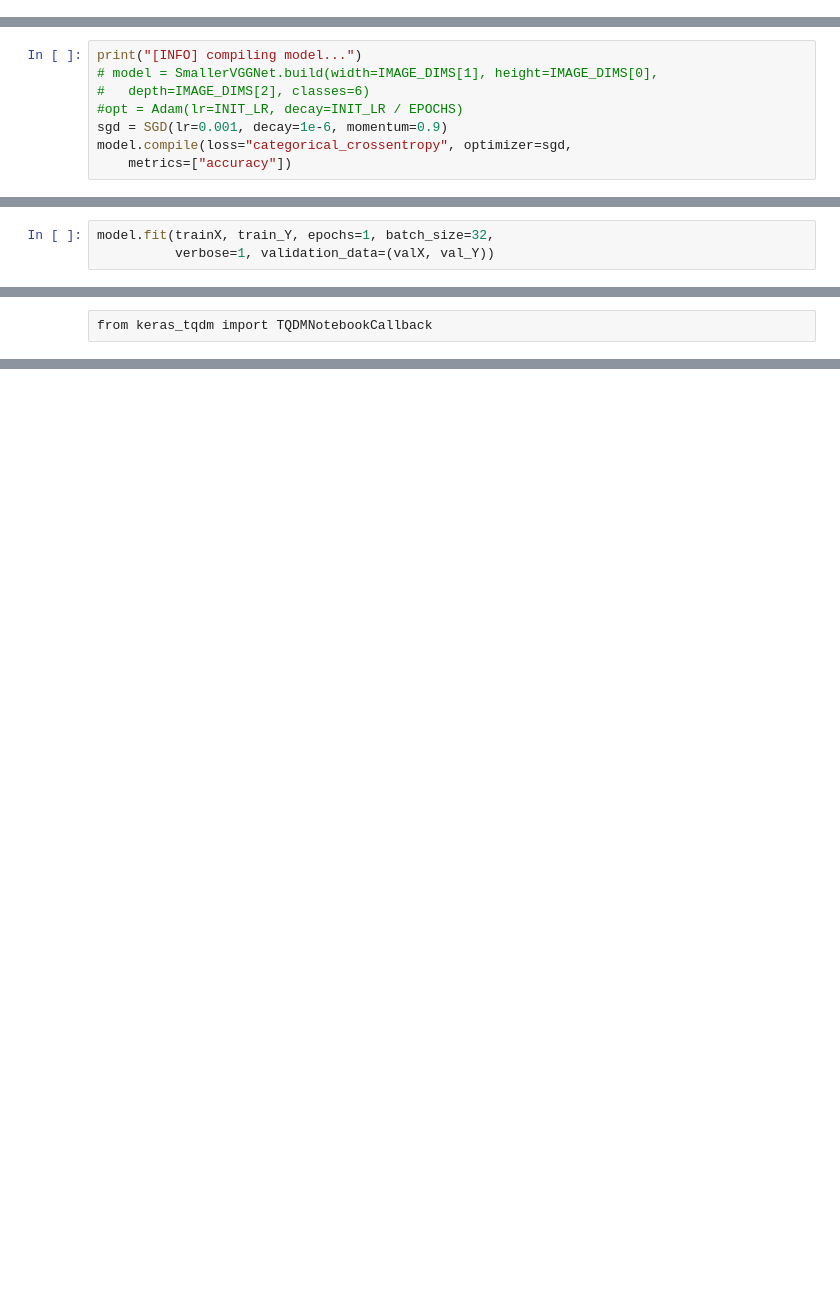
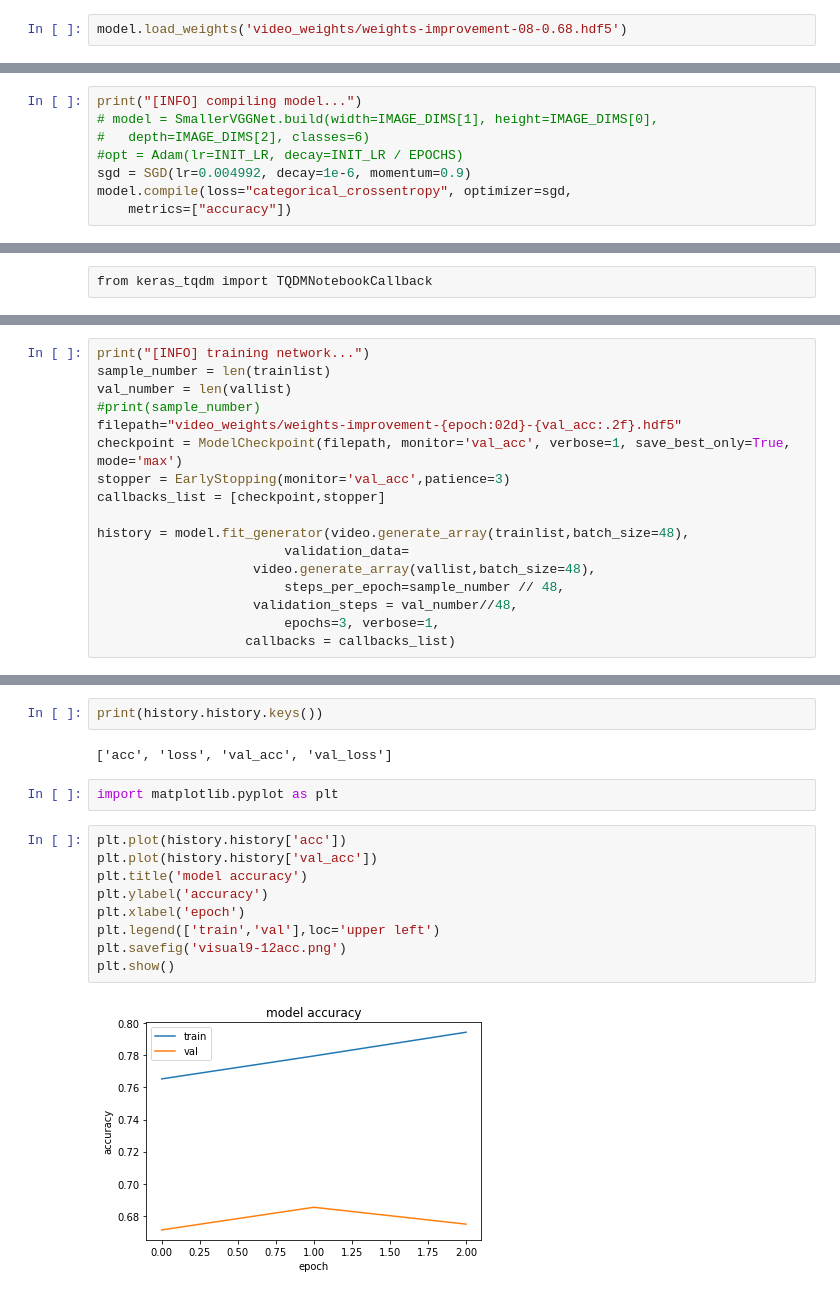
Before and after one commit to wbz5087/audio-visual-speech-recognition, a Jupyter notebook: train_flow_modified.ipynb, the cells around one changed output, grey strips where cells are left out. Cells and saved outputs as stored; diff of their text form; blank space fills up the shorter version.

```diff
--- a/train_flow_modified.ipynb
+++ b/train_flow_modified.ipynb
@@ -289,0 +208,2 @@ tf.logging.set_verbosity(tf.logging.ERROR)
+# %%
+model.load_weights('video_weights/weights-improvement-08-0.68.hdf5')
@@ -292,11 +217,8 @@ print("[INFO] compiling model...")
 # model = SmallerVGGNet.build(width=IMAGE_DIMS[1], height=IMAGE_DIMS[0],
 # 	depth=IMAGE_DIMS[2], classes=6)
 #opt = Adam(lr=INIT_LR, decay=INIT_LR / EPOCHS)
-sgd = SGD(lr=0.001, decay=1e-6, momentum=0.9)
+sgd = SGD(lr=0.004992, decay=1e-6, momentum=0.9)
 model.compile(loss="categorical_crossentropy", optimizer=sgd,
 	metrics=["accuracy"])
 # %% [output]
 [INFO] compiling model...
-# %%
-model.fit(trainX, train_Y, epochs=1, batch_size=32,
-          verbose=1, validation_data=(valX, val_Y))
@@ -408,0 +245,18 @@ model.evaluate(testX,test_Y)
+# %%
+print("[INFO] training network...")
+sample_number = len(trainlist)
+val_number = len(vallist)
+#print(sample_number)
+filepath="video_weights/weights-improvement-{epoch:02d}-{val_acc:.2f}.hdf5"
+checkpoint = ModelCheckpoint(filepath, monitor='val_acc', verbose=1, save_best_only=True,
+mode='max')
+stopper = EarlyStopping(monitor='val_acc',patience=3)
+callbacks_list = [checkpoint,stopper]
+
+history = model.fit_generator(video.generate_array(trainlist,batch_size=48),
+                        validation_data=
+                    video.generate_array(vallist,batch_size=48),
+                        steps_per_epoch=sample_number // 48,
+                    validation_steps = val_number//48,
+                        epochs=3, verbose=1,
+                   callbacks = callbacks_list)
@@ -408,0 +277,17 @@ model.evaluate(testX,test_Y)
+# %%
+print(history.history.keys())
+# %% [output]
+['acc', 'loss', 'val_acc', 'val_loss']
+# %%
+import matplotlib.pyplot as plt
+# %%
+plt.plot(history.history['acc'])
+plt.plot(history.history['val_acc'])
+plt.title('model accuracy')
+plt.ylabel('accuracy')
+plt.xlabel('epoch')
+plt.legend(['train','val'],loc='upper left')
+plt.savefig('visual9-12acc.png')
+plt.show()
+# %% [output]
+[figure, added]
```
Also changed, not shown: parts of 44 cells of this notebook, 2 other files.
